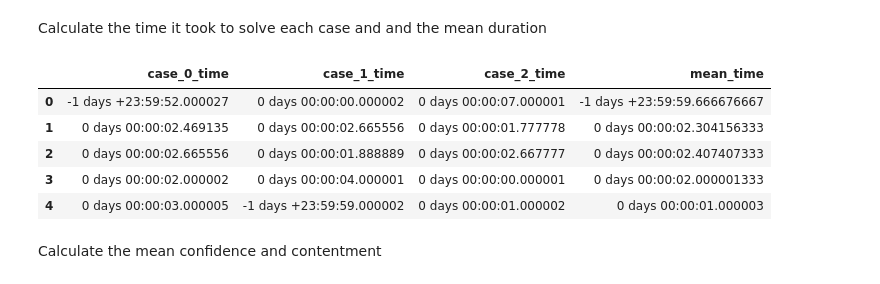
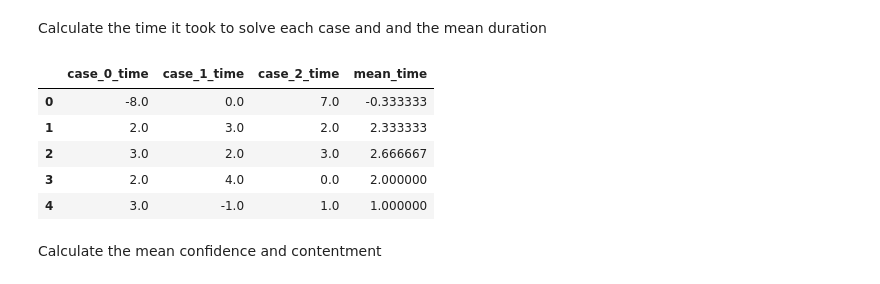
Before and after one commit to diceky/antoine-hypothesis-driven, a Jupyter notebook: process_results.ipynb, the cells around one changed output. Drawn from its saved outputs; the diff is of its cells as text; code cells hidden in the pictures.

```diff
--- a/process_results.ipynb
+++ b/process_results.ipynb
@@ -151,24 +153,29 @@ if verbose:
 # %% [markdown]
 Calculate the time it took to solve each case and and the mean duration
 # %%
+# Convert times to number of seconds
+
 # For each case, calculate the time it took to solve it
 for i in range(NUMBER_OF_CASES):
-    df[f"case_{i}_time"] = pd.to_datetime(df[f"case_{i}_end_time"]) - pd.to_datetime(df[f"case_{i}_start_time"])
+    df[f"case_{i}_time"] = (
+        pd.to_datetime(df[f"case_{i}_end_time"]) - pd.to_datetime(
+        df[f"case_{i}_start_time"])
+    ).dt.total_seconds().round()
 
 # Calculate the mean time to solve a case
 df["mean_time"] = df[[f"case_{i}_time" for i in range(NUMBER_OF_CASES)]].mean(axis=1)
 # %%
 if verbose:
-    display(df[
-        [f"case_{i}_time" for i in range(NUMBER_OF_CASES)] + ["mean_time"]
-        ].head())
+    display(
+        df[[f"case_{i}_time" for i in range(NUMBER_OF_CASES)] + ["mean_time"]].head()
+    )
 # %% [output]
 |  | case_0_time | case_1_time | case_2_time | mean_time |
-| 0 | -1 days +23:59:52.000027 | 0 days 00:00:00.000002 | 0 days 00:00:07.000001 | -1 days +23:59:59.666676667 |
-| 1 | 0 days 00:00:02.469135 | 0 days 00:00:02.665556 | 0 days 00:00:01.777778 | 0 days 00:00:02.304156333 |
-| 2 | 0 days 00:00:02.665556 | 0 days 00:00:01.888889 | 0 days 00:00:02.667777 | 0 days 00:00:02.407407333 |
-| 3 | 0 days 00:00:02.000002 | 0 days 00:00:04.000001 | 0 days 00:00:00.000001 | 0 days 00:00:02.000001333 |
-| 4 | 0 days 00:00:03.000005 | -1 days +23:59:59.000002 | 0 days 00:00:01.000002 | 0 days 00:00:01.000003 |
+| 0 | -8.0 | 0.0 | 7.0 | -0.333333 |
+| 1 | 2.0 | 3.0 | 2.0 | 2.333333 |
+| 2 | 3.0 | 2.0 | 3.0 | 2.666667 |
+| 3 | 2.0 | 4.0 | 0.0 | 2.000000 |
+| 4 | 3.0 | -1.0 | 1.0 | 1.000000 |
 # %% [markdown]
 Calculate the mean confidence and contentment
 # %%
```
Also changed, not shown: parts of 71 cells of this notebook.
